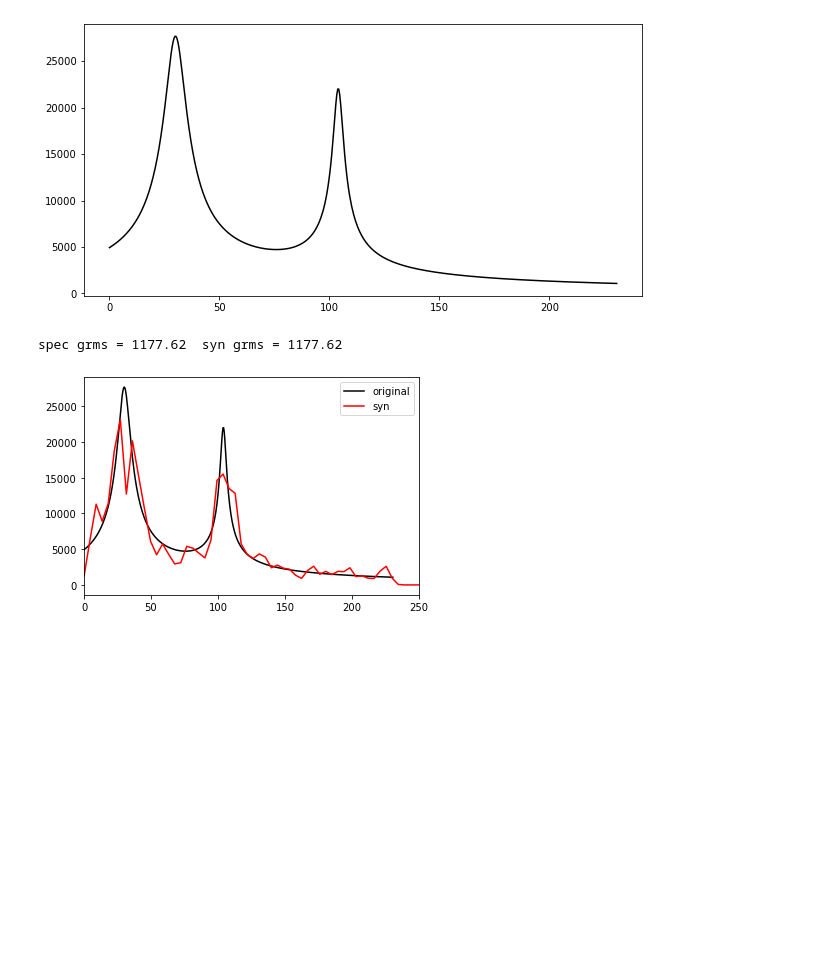
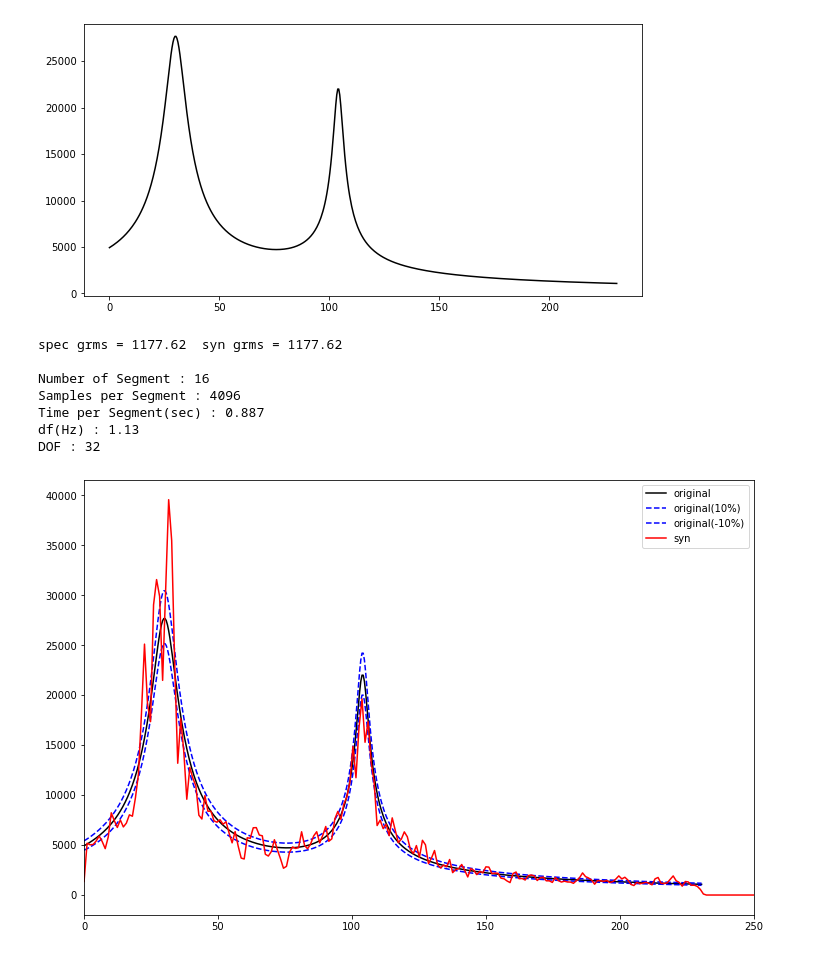
Before and after one commit to wonho13/work, a Jupyter notebook: 진동/psd2th_wn.ipynb, the cells around one changed output. Drawn from its saved outputs; the diff is of its cells as text; code cells hidden in the pictures; blank space fills up the shorter version.

```diff
--- a/진동/psd2th_wn.ipynb
+++ b/진동/psd2th_wn.ipynb
@@ -130,16 +117,31 @@ plt.plot(freq3,psd3,'k-');
 [figure]
 # %%
 # PSD3
-time,th = psd2th_wn(freq3,psd3,1);
+time,th = psd2th_wn(freq3,psd3,10);
 # grms 비교
 grms_spec = psdinteg(freq3,psd3); grms_syn = np.std(th);
-print("spec grms = %.2f  syn grms = %.2f"%(grms_spec,grms_syn));
+print("spec grms = %.2f  syn grms = %.2f\n"%(grms_spec,grms_syn));
 # PSD Check
+sps = 2**12;
 dt = time[1]-time[0];
-freq_syn,psd_syn = welch(th,fs = 1/dt,nperseg=2**10);
+freq_syn,psd_syn = welch(th,fs = 1/dt,nperseg=sps);
+plt.figure(figsize=(12,8));
 plt.plot(freq3,psd3,'k-',label='original');
+plt.plot(freq3,psd3*1.1,'b--',label='original(10%)');
+plt.plot(freq3,psd3/1.1,'b--',label='original(-10%)');
 plt.plot(freq_syn,psd_syn,'r-',label='syn'); plt.legend(loc='upper right');
 plt.xlim(0,250);
+
+Nt = len(th); tmax = max(time);
+nos = int(Nt/sps); tps = tmax/nos; dof = nos*2; ddf = 1/tps;
+
+print("Number of Segment : %d \nSamples per Segment : %d \nTime per Segment(sec) : %.3f \ndf(Hz) : %.2f \nDOF : %d"%(nos,sps,tps,ddf,dof));
 # %% [output]
 spec grms = 1177.62  syn grms = 1177.62
+
+Number of Segment : 16
+Samples per Segment : 4096
+Time per Segment(sec) : 0.887
+df(Hz) : 1.13
+DOF : 32
-[figure, old version]
+[figure, new version]
```
Also changed, not shown: parts of 1 cell of this notebook.
